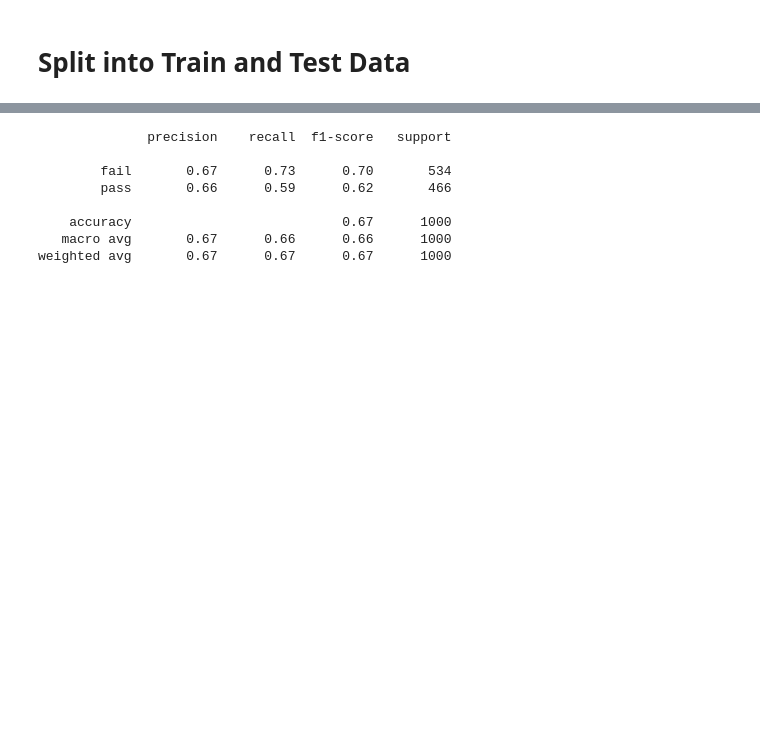
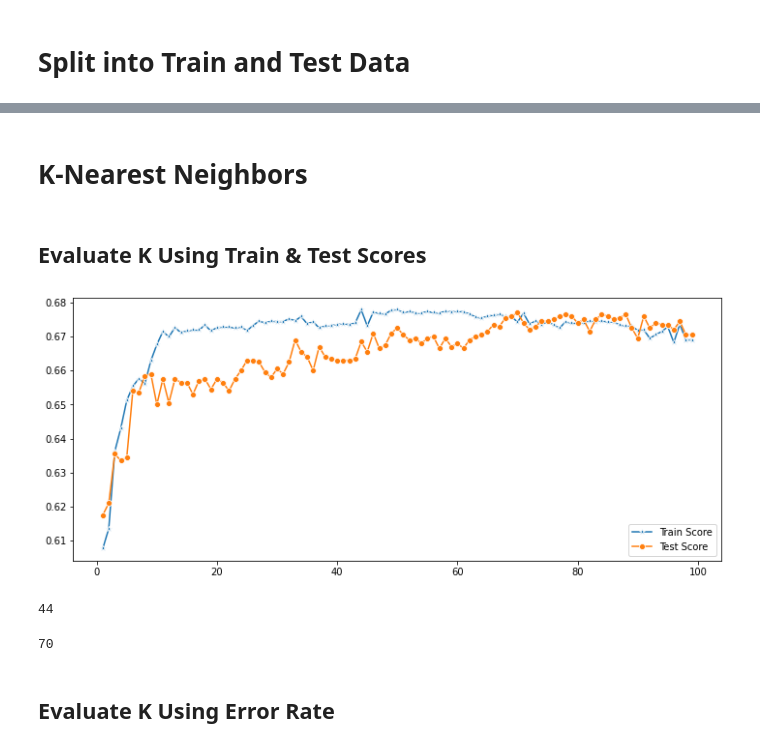
Before and after one commit to taflor/Student-Scores, a Jupyter notebook: notebooks/1.4 Modeling.ipynb, the cells around one changed output, grey strips where cells are left out. Drawn from its saved outputs; the diff is of its cells as text; code cells hidden in the pictures; blank space fills up the shorter version.

```diff
--- a/notebooks/1.4 Modeling.ipynb
+++ b/notebooks/1.4 Modeling.ipynb
@@ -239,12 +109,2 @@ plt.show()
-# %%
-# View the classification report for test data and predictions
-print(classification_report(y_test, predictions))
-# %% [output]
-              precision    recall  f1-score   support
-
-        fail       0.67      0.73      0.70       534
-        pass       0.66      0.59      0.62       466
-
-    accuracy                           0.67      1000
-   macro avg       0.67      0.66      0.66      1000
-weighted avg       0.67      0.67      0.67      1000
+# %% [markdown]
+# K-Nearest Neighbors
@@ -250,0 +113,31 @@ weighted avg       0.67      0.67      0.67      1000
+# %% [markdown]
+## Evaluate K Using Train & Test Scores
+# %%
+# 1st method: Using Train and Test Scores, evaluate best K
+# Results will be compared to results from error rate
+
+test_scores = []
+train_scores = []
+
+for i in range(1,100):
+    knn = KNeighborsClassifier(i)
+    knn.fit(X_train,y_train)
+
+    train_scores.append(knn.score(X_train,y_train))
+    test_scores.append(knn.score(X_test,y_test))
+# %%
+plt.figure(figsize=(12,5))
+p = sns.lineplot(range(1,100),train_scores,marker='*',label='Train Score')
+p = sns.lineplot(range(1,100),test_scores,marker='o',label='Test Score')
+# %% [output]
+[figure, added]
+# %%
+print(train_scores.index(max(train_scores))+1)
+# %% [output]
+44
+# %%
+print(test_scores.index(max(test_scores))+1)
+# %% [output]
+70
+# %% [markdown]
+## Evaluate K Using Error Rate
```
Also changed, not shown: parts of 56 cells of this notebook.
